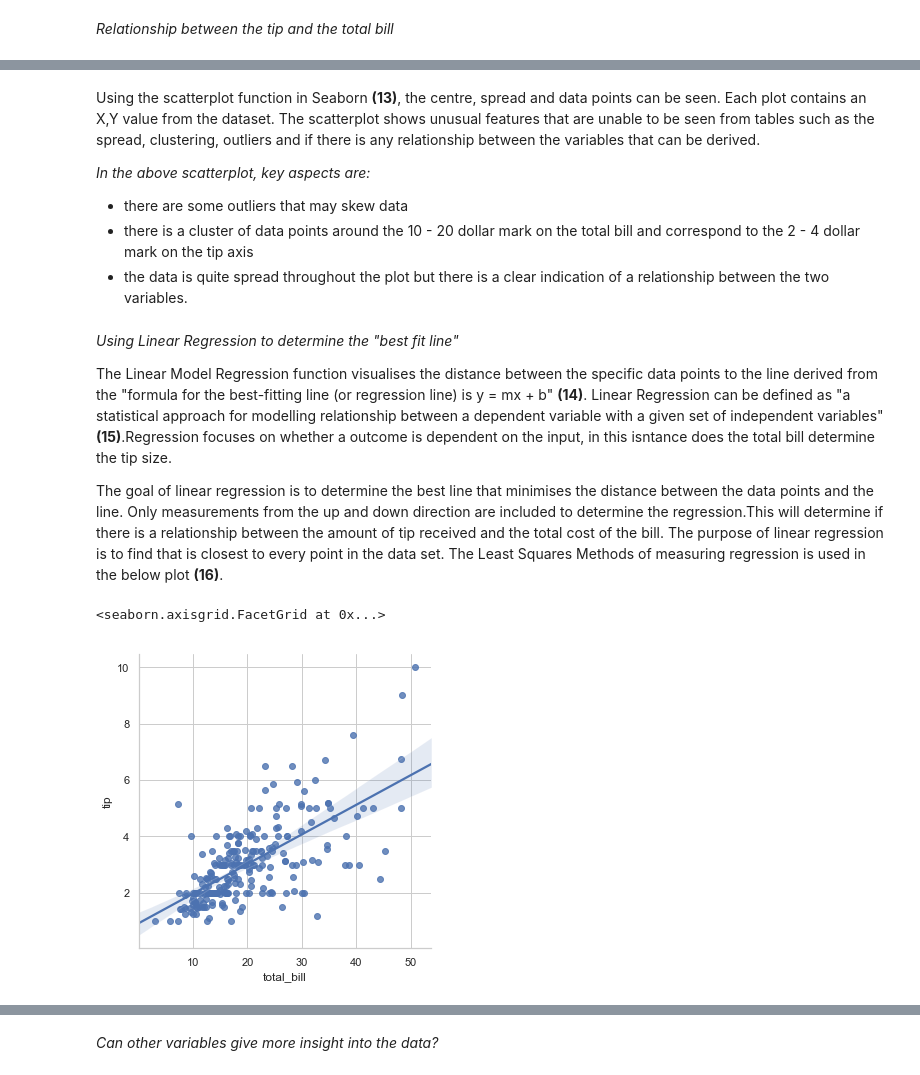
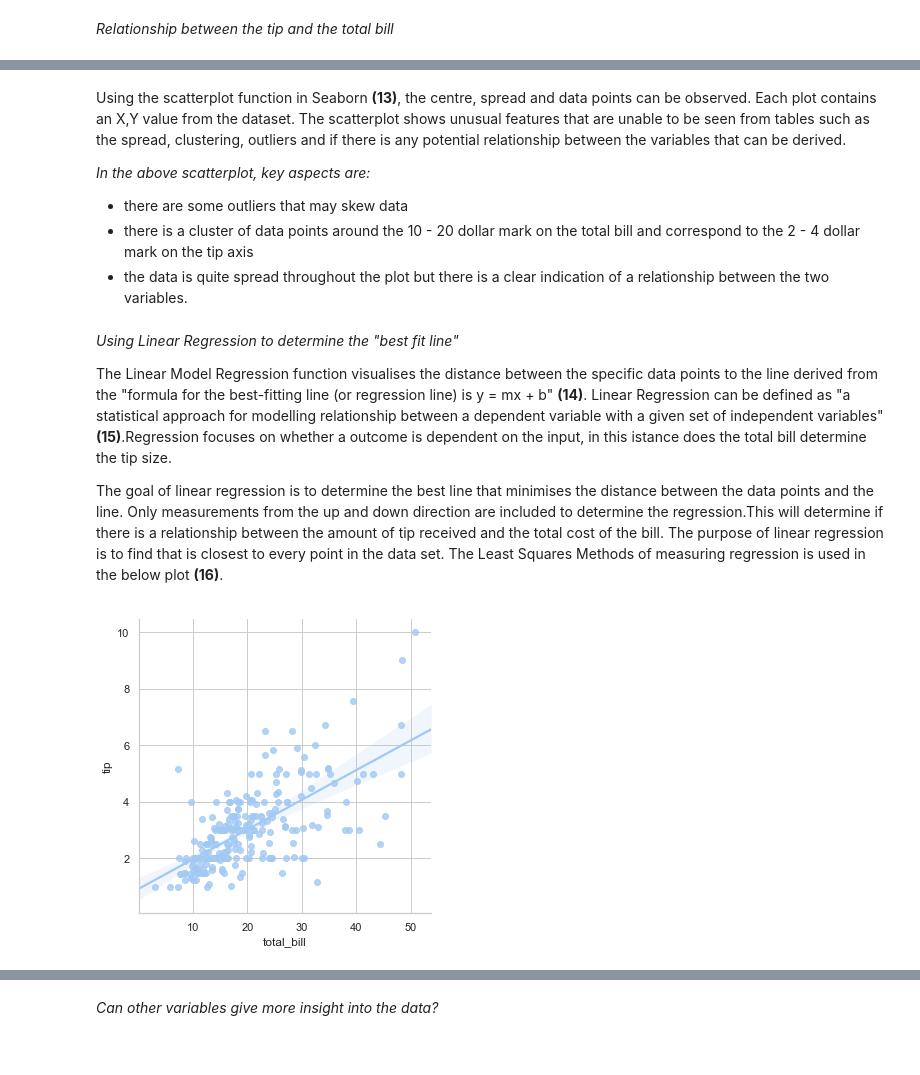
Before and after one commit to martinaobrien/FUNDAMENTALS-OF-DATA-ANALYSIS-Project-2019, a Jupyter notebook: Tips Dataset Assignment .ipynb, the cells around one changed output, grey strips where cells are left out. Saved outputs shown, nothing was run; the diff lists cells and outputs as text; code cells hidden in the pictures.

```diff
--- a/Tips Dataset Assignment .ipynb
+++ b/Tips Dataset Assignment .ipynb
@@ -69,6 +69,7 @@ import pandas as pd # importing pandas
 import matplotlib.pyplot as plt # importing matplotlib
 import seaborn as sns # importing seaborn
 import scipy.stats as ss # importing scipy
+sns.set_palette("pastel")
 # %%
 df = pd.read_csv("https://raw.githubusercontent.com/martinaobrien/FUNDAMENTALS-OF-DATA-ANALYSIS-Project-2019/master/tipsWithDay%20-%20tipsWithDay.csv")
 # importing the data set from the url with the notebook
@@ -202,8 +203,9 @@ sns.pairplot (df)
 import seaborn as sns
 sns.set(style="whitegrid")
 sns.jointplot("total_bill", "tip", data=df,
-                  xlim=(0, 60), ylim=(0, 12), color="g", height= 8)
+                  xlim=(0, 60), ylim=(0, 12), height= 8)
+sns.set_palette("pastel")
 #plotting of a jointplot to view to univariate dimensions (tip and total_bill)
 # xlim, ylim adds in limiters for the maximum value on the x and y axes
-# color and height are other functions within seaborn to make data more visually accessible
+#height are other functions within seaborn to make data more visually accessible
 # %% [output]
@@ -232,5 +240,6 @@ Two variables are associated if there is a relationship between two variables is
 *Relationship between the tip and the total bill*
 # %%
 sns.scatterplot(x="total_bill", y="tip", data=df)
+sns.set_palette("pastel")
 #Using a scatterplot to view data points between the tips and total bill.
 # %% [output]
@@ -239,5 +247,5 @@ sns.scatterplot(x="total_bill", y="tip", data=df)
 # %% [markdown]
-Using the scatterplot function in Seaborn **(13)**, the centre, spread and data points can be seen. Each plot contains an X,Y value from the dataset. The scatterplot shows unusual features that are unable to be seen from tables such as the spread, clustering, outliers and if there is any relationship between the variables that can be derived.
+Using the scatterplot function in Seaborn **(13)**, the centre, spread and data points can be observed. Each plot contains an X,Y value from the dataset. The scatterplot shows unusual features that are unable to be seen from tables such as the spread, clustering, outliers and if there is any potential relationship between the variables that can be derived.
 
 *In the above scatterplot, key aspects are:* <br>
 - there are some outliers that may skew data <br>
@@ -247,14 +255,14 @@ Using the scatterplot function in Seaborn **(13)**, the centre, spread and data
 *Using Linear Regression to determine the "best fit line"*
 
 The Linear Model Regression function visualises the distance between the specific data points to the line derived from the
-"formula for the best-fitting line (or regression line) is y = mx + b" **(14)**. Linear Regression can be defined as "a statistical approach for modelling relationship between a dependent variable with a given set of independent variables"**(15)**.Regression focuses on whether a outcome is dependent on the input, in this isntance does the total bill determine the tip size.
+"formula for the best-fitting line (or regression line) is y = mx + b" **(14)**. Linear Regression can be defined as "a statistical approach for modelling relationship between a dependent variable with a given set of independent variables"**(15)**.Regression focuses on whether a outcome is dependent on the input, in this istance does the total bill determine the tip size.
 
 The goal of linear regression is to determine the best line that minimises the distance between the data points and the line. Only measurements from the up and down direction are included to determine the regression.This will determine if there is a relationship between the amount of tip received and the total cost of the bill. The purpose of linear regression is to find that is closest to every point in the data set. The Least Squares Methods of measuring regression is used in the below plot **(16)**.
 # %%
 sns.lmplot (x = 'total_bill', y = 'tip', data = df) #using seaborn lmplot to call the linear regression of the below plot
+sns.set_palette("pastel")
 # %% [output]
-<seaborn.axisgrid.FacetGrid at 0x...>
-[figure, old version]
+[figure, new version]
 # %% [markdown]
 The graph above shows that there is a relationship between the total bill and the tip received using the lmplot function in seaborn **(17)**. The direction of the regression line demonstrates a relationship between the two variables. The "best fit line" in this instance is known as a low positive correlation **(18)**. A strong correlation occurs at 0.8 or above **(19)**,**(20)**.
 
```
Also changed, not shown: parts of 30 cells of this notebook.
